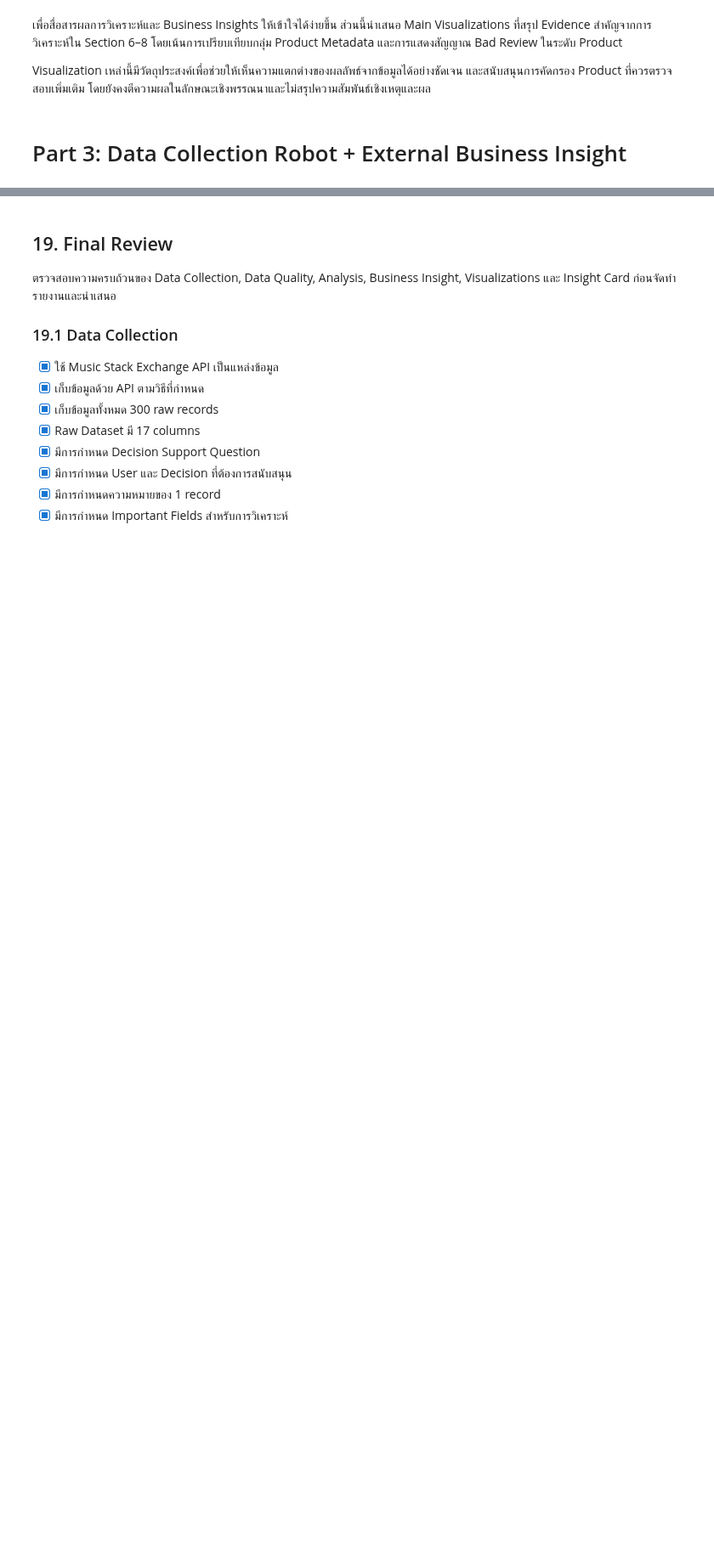
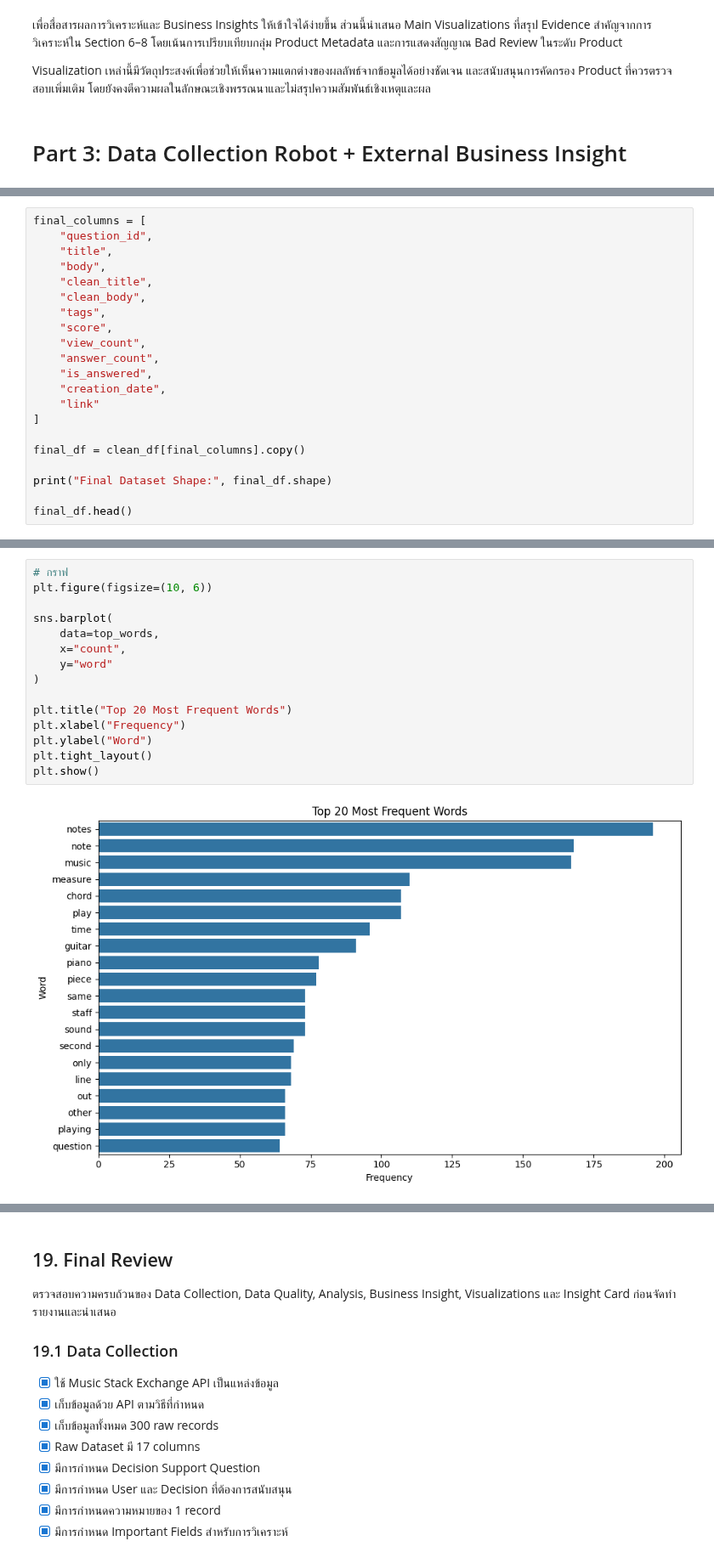
Before and after one commit to suphitchakh-web/Project_1, a Jupyter notebook: Team06_Part2 & Part3.ipynb, the cells around one changed output, grey strips where cells are left out. Shown at 85% size. Cells and saved outputs as stored; diff of their text form; blank space fills up the shorter version.

```diff
--- a/Team06_Part2 & Part3.ipynb
+++ b/Team06_Part2 & Part3.ipynb
@@ -4517,0 +2811,21 @@ Dataset มีเพียง **300 records** จาก Music Stack Exchange แ
+# %%
+final_columns = [
+    "question_id",
+    "title",
+    "body",
+    "clean_title",
+    "clean_body",
+    "tags",
+    "score",
+    "view_count",
+    "answer_count",
+    "is_answered",
+    "creation_date",
+    "link"
+]
+
+final_df = clean_df[final_columns].copy()
+
+print("Final Dataset Shape:", final_df.shape)
+
+final_df.head()
@@ -4517,0 +3080,17 @@ Dataset มีเพียง **300 records** จาก Music Stack Exchange แ
+# %%
+# กราฟ
+plt.figure(figsize=(10, 6))
+
+sns.barplot(
+    data=top_words,
+    x="count",
+    y="word"
+)
+
+plt.title("Top 20 Most Frequent Words")
+plt.xlabel("Frequency")
+plt.ylabel("Word")
+plt.tight_layout()
+plt.show()
+# %% [output]
+[figure, added]
```
Also changed, not shown: parts of 190 cells of this notebook.
